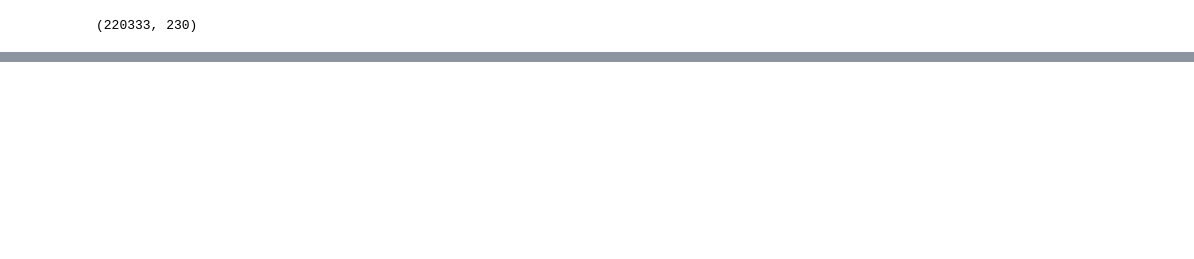
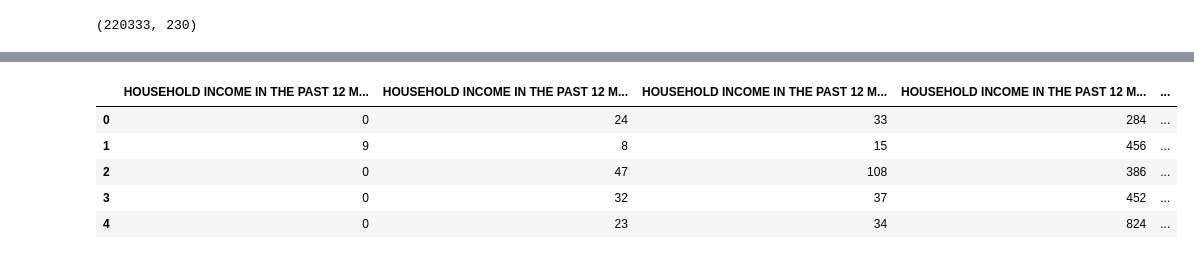
Before and after one commit to AmandaPartlow/TN_Public_School_Disparities, a Jupyter notebook: notebooks/creating_demog_dataframe.ipynb, the cells around one changed output, grey strips where cells are left out. Saved outputs shown, nothing was run; the diff lists cells and outputs as text; code cells hidden in the pictures; blank space fills up the shorter version.

Commit message:
two dataframes with the columns I want. Now to rename columns and add caluclated columns

```diff
--- a/notebooks/creating_demog_dataframe.ipynb
+++ b/notebooks/creating_demog_dataframe.ipynb
@@ -114,0 +124,5 @@ demographics.to_csv('..\data\census_data.csv')
+# %%
+#initial drop of Margin of Error columns
+
+demog2 = demographics[demographics.columns.drop(list(demographics.filter(regex='Margin of Error')))]
+demog2.shape
@@ -114,0 +151,8 @@ demographics.to_csv('..\data\census_data.csv')
+# %%
+#look at new columns
+
+clean_cols = [col[0].rstrip() for col in demog2.columns]
+# for col in demog2.columns:
+#     print(col)
+# %%
+demog2.columns = clean_cols
@@ -114,0 +179,26 @@ demographics.to_csv('..\data\census_data.csv')
+# %%
+demog_income = demog2[['HOUSEHOLD INCOME IN THE PAST 12 MONTHS (IN 2016 INFLATION-ADJUSTED DOLLARS): $200,000 or more: Households -- (Estimate)',
+                       'HOUSEHOLD INCOME IN THE PAST 12 MONTHS (IN 2016 INFLATION-ADJUSTED DOLLARS): Less than $10,000: Households -- (Estimate)',
+                       'HOUSEHOLD INCOME IN THE PAST 12 MONTHS (IN 2016 INFLATION-ADJUSTED DOLLARS): $10,000 to $14,999: Households -- (Estimate)',
+                       'HOUSEHOLD INCOME IN THE PAST 12 MONTHS (IN 2016 INFLATION-ADJUSTED DOLLARS): Total: Households -- (Estimate)',
+                       'HOUSEHOLD INCOME IN THE PAST 12 MONTHS (IN 2016 INFLATION-ADJUSTED DOLLARS): $45,000 to $49,999: Households -- (Estimate)',
+                       'HOUSEHOLD INCOME IN THE PAST 12 MONTHS (IN 2016 INFLATION-ADJUSTED DOLLARS): $50,000 to $59,999: Households -- (Estimate)',
+                       'HOUSEHOLD INCOME IN THE PAST 12 MONTHS (IN 2016 INFLATION-ADJUSTED DOLLARS): $60,000 to $74,999: Households -- (Estimate)',
+                       'HOUSEHOLD INCOME IN THE PAST 12 MONTHS (IN 2016 INFLATION-ADJUSTED DOLLARS): $75,000 to $99,999: Households -- (Estimate)',
+                       'HOUSEHOLD INCOME IN THE PAST 12 MONTHS (IN 2016 INFLATION-ADJUSTED DOLLARS): $100,000 to $124,999: Households -- (Estimate)',
+                       'HOUSEHOLD INCOME IN THE PAST 12 MONTHS (IN 2016 INFLATION-ADJUSTED DOLLARS): $125,000 to $149,999: Households -- (Estimate)',
+                       'HOUSEHOLD INCOME IN THE PAST 12 MONTHS (IN 2016 INFLATION-ADJUSTED DOLLARS): $150,000 to $199,999: Households -- (Estimate)',
+                       'HOUSEHOLD INCOME IN THE PAST 12 MONTHS (IN 2016 INFLATION-ADJUSTED DOLLARS): $15,000 to $19,999: Households -- (Estimate)',
+                       'HOUSEHOLD INCOME IN THE PAST 12 MONTHS (IN 2016 INFLATION-ADJUSTED DOLLARS): $20,000 to $24,999: Households -- (Estimate)',
+                       'HOUSEHOLD INCOME IN THE PAST 12 MONTHS (IN 2016 INFLATION-ADJUSTED DOLLARS): $25,000 to $29,999: Households -- (Estimate)',
+                       'HOUSEHOLD INCOME IN THE PAST 12 MONTHS (IN 2016 INFLATION-ADJUSTED DOLLARS): $30,000 to $34,999: Households -- (Estimate)',
+                       'HOUSEHOLD INCOME IN THE PAST 12 MONTHS (IN 2016 INFLATION-ADJUSTED DOLLARS): $35,000 to $39,999: Households -- (Estimate)',
+                       'HOUSEHOLD INCOME IN THE PAST 12 MONTHS (IN 2016 INFLATION-ADJUSTED DOLLARS): $40,000 to $44,999: Households -- (Estimate)']]
+demog_income.head()
+# %% [output]
+|  | HOUSEHOLD INCOME IN THE PAST 12 M... | HOUSEHOLD INCOME IN THE PAST 12 M... | HOUSEHOLD INCOME IN THE PAST 12 M... | HOUSEHOLD INCOME IN THE PAST 12 M... | ... |
+| 0 | 0 | 24 | 33 | 284 | ... |
+| 1 | 9 | 8 | 15 | 456 | ... |
+| 2 | 0 | 47 | 108 | 386 | ... |
+| 3 | 0 | 32 | 37 | 452 | ... |
+| 4 | 0 | 23 | 34 | 824 | ... |
```
Also changed, not shown: parts of 17 cells of this notebook.
